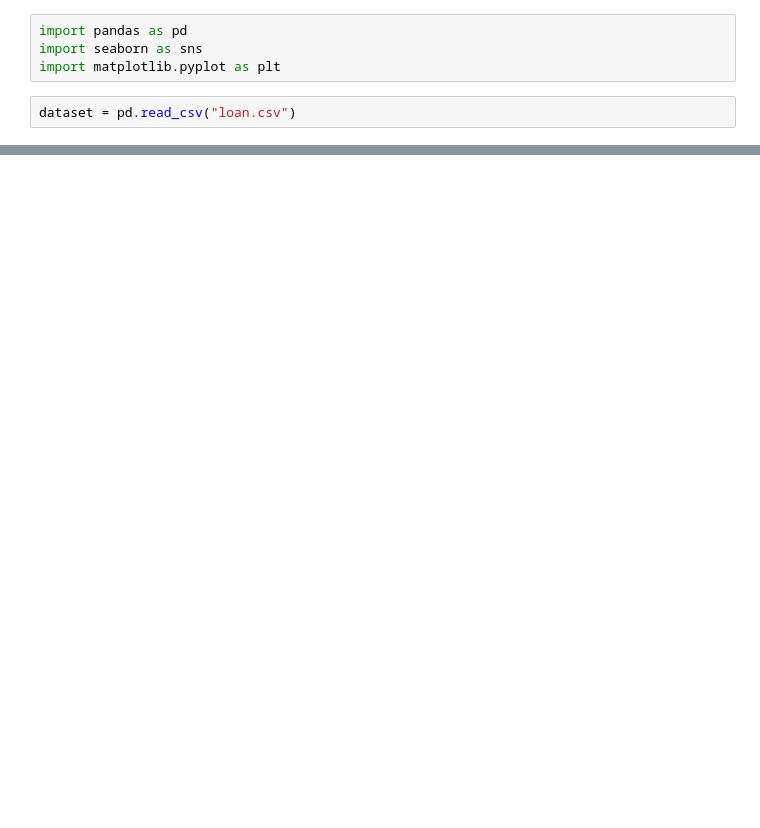
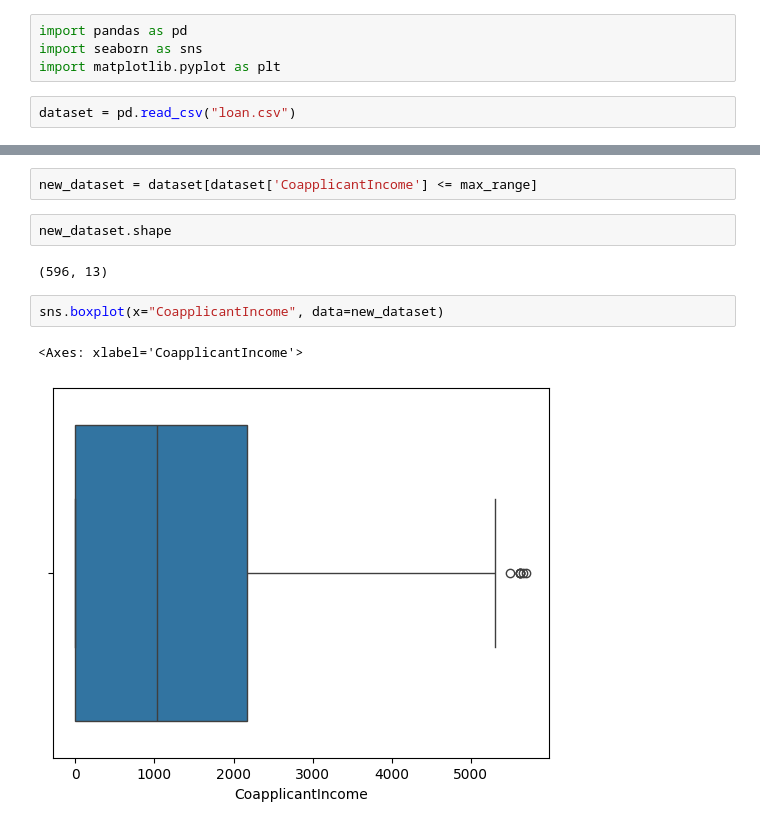
Before and after one commit to Harnoor0718/Data_Analytics, a Jupyter notebook: IQRoutlierRemoval.ipynb, the cells around one changed output, grey strips where cells are left out. Drawn from its saved outputs; the diff is of its cells as text; blank space fills up the shorter version.

```diff
--- a/IQRoutlierRemoval.ipynb
+++ b/IQRoutlierRemoval.ipynb
@@ -13,0 +67,11 @@ dataset.head(3)
+# %%
+new_dataset = dataset[dataset['CoapplicantIncome'] <= max_range]
+# %%
+new_dataset.shape
+# %% [output]
+(596, 13)
+# %%
+sns.boxplot(x="CoapplicantIncome", data=new_dataset)
+# %% [output]
+<Axes: xlabel='CoapplicantIncome'>
+[figure, added]
```
Also changed, not shown: parts of 8 cells of this notebook, 1 other file.
